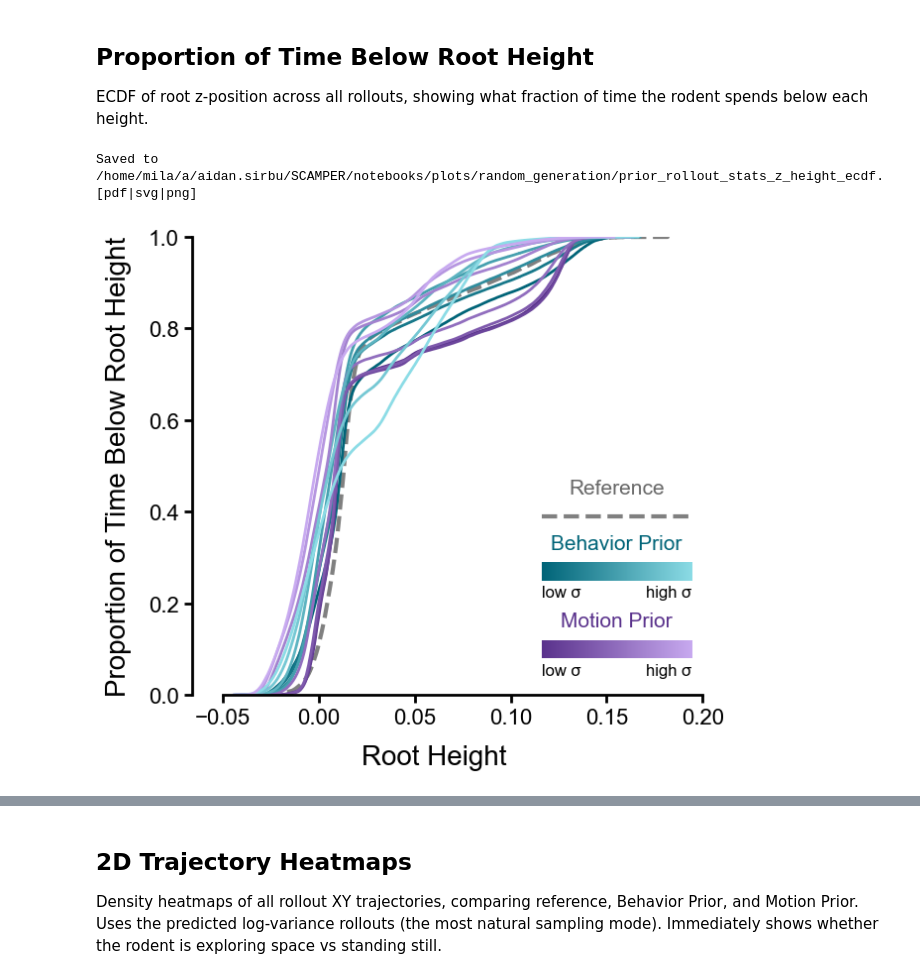
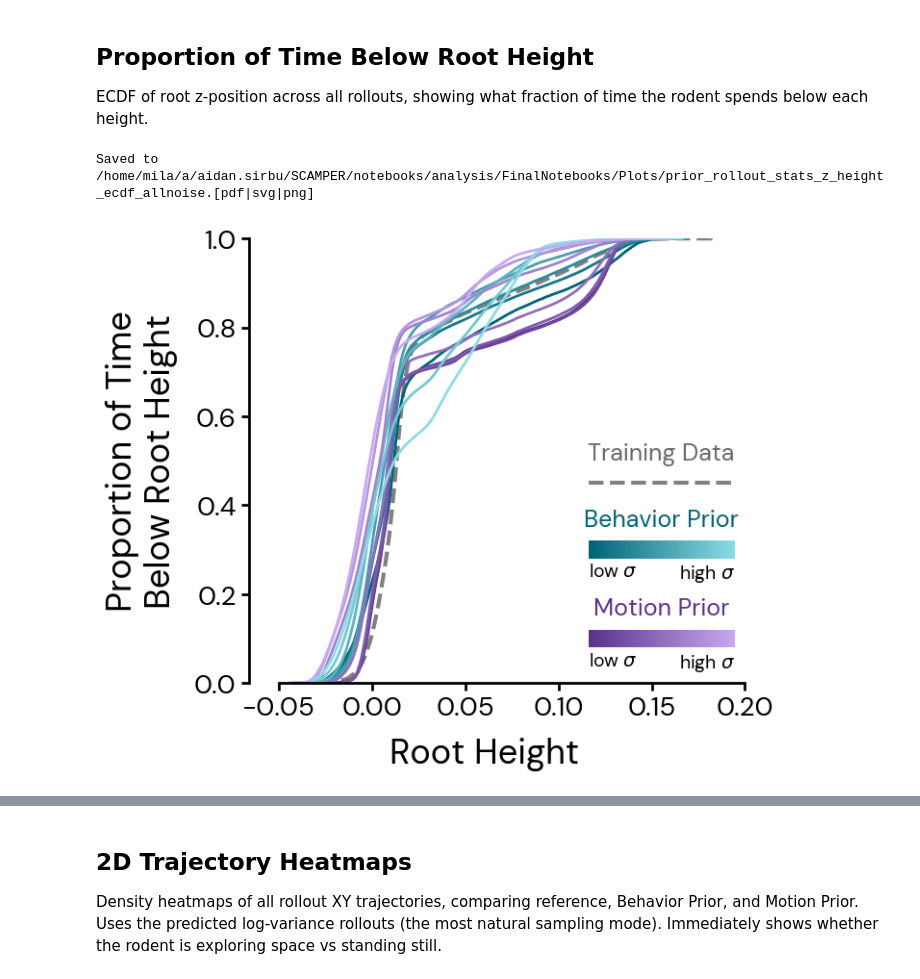
Before and after one commit to asirbu77/SCAMPER, a Jupyter notebook: notebooks/analysis/FinalNotebooks/prior_rollout_stats.ipynb, the cells around one changed output, grey strips where cells are left out. Cells and saved outputs as stored; diff of their text form; code cells hidden in the pictures.

Commit message:
Analysis, noteboooks, and gitignore update

```diff
--- a/notebooks/analysis/FinalNotebooks/prior_rollout_stats.ipynb
+++ b/notebooks/analysis/FinalNotebooks/prior_rollout_stats.ipynb
@@ -14,7 +14,7 @@ import pandas as pd
 import seaborn as sns
 from pathlib import Path
 
-matplotlib.rcParams["font.family"] = "Arial"
+matplotlib.rcParams["font.family"] = "DM Sans"
 # %%
 # ============ CONFIGURATION ============
 # Two H5 files to compare
@@ -25,7 +25,7 @@ LABEL_A = "Behavior Prior"
 LABEL_B = "Motion Prior"
 
 # Save path for figures
-SAVE_DIR = Path("/home/mila/a/aidan.sirbu/SCAMPER/notebooks/plots/random_generation")
+SAVE_DIR = Path("/home/mila/a/aidan.sirbu/SCAMPER/notebooks/analysis/FinalNotebooks/Plots")
 SAVE_NAME = "prior_rollout_stats"
 # %%
 def logvar_to_std(logvar: float) -> float:
@@ -222,18 +227,16 @@ Saved to /home/mila/a/aidan.sirbu/SCAMPER/notebooks/plots/random_generation/prio
 ECDF of root z-position across all rollouts, showing what fraction of time
 the rodent spends below each height.
 # %%
-matplotlib.rcParams["font.family"] = "Arial"
-
 color_a = (0 / 255, 170 / 255, 188 / 255)
 color_b = (148 / 255, 103 / 255, 189 / 255)
 
 fig, ax = plt.subplots(figsize=(7, 6))
 
-# Reference
+# Training Data
 if original_qpos is not None:
     z_ref = original_qpos[:, :, 2].ravel()
     z_ref = z_ref[z_ref >= -0.05]
-    sns.ecdfplot(z_ref, color="gray", linestyle="--", linewidth=3, label="Reference", ax=ax)
+    sns.ecdfplot(z_ref, color="gray", linestyle="--", linewidth=3, label="Training Data", ax=ax)
 
 # Get sorted noise levels for alpha mapping
 noise_levels = sorted(set(
@@ -242,7 +245,7 @@ noise_levels = sorted(set(
     if np.isfinite(parse_dataset_name(name, logvars_a)["sort_key"])
 ))
 
-# Sequential colormaps per method: dark \u2192 light within each hue family
+# Sequential colormaps per method: dark → light within each hue family
 color_a_dark = (0 / 255, 100 / 255, 120 / 255)   # dark teal
 color_a_light = (140 / 255, 220 / 255, 230 / 255) # light cyan
 color_b_dark = (90 / 255, 50 / 255, 140 / 255)    # dark purple
@@ -273,9 +276,9 @@ for noise, frac in zip(noise_levels, fracs):
             sns.ecdfplot(z, color=cmap_b(frac), linewidth=2, ax=ax,
                          label="_nolegend_")
 
-ax.set_xlabel("Root Height", fontsize=20, labelpad=12)
-ax.set_ylabel("Proportion of Time Below Root Height", fontsize=20, labelpad=12)
-ax.tick_params(labelsize=16, width=2, length=6)
+ax.set_xlabel("Root Height", fontsize=26, labelpad=12)
+ax.set_ylabel("Proportion of Time\nBelow Root Height", fontsize=26, labelpad=12)
+ax.tick_params(labelsize=20, width=2, length=6)
 
 
 # Legend: colorbars + labels using ax.text() for stable PDF rendering
@@ -283,8 +286,8 @@ cbar_w = 0.28
 cbar_h = 0.04
 cbar_x = 1.0 - cbar_w - 0.02
 base_y = 0.08
-y_positions = [base_y, base_y + 0.17]  # Motion Prior, Behavior Prior
-ref_offset = 0.12  # smaller gap Reference-Behavior Prior
+y_positions = [base_y, base_y + 0.20]  # Motion Prior, Behavior Prior
+ref_offset = 0.15  # smaller gap Training Data-Behavior Prior
 
 legend_items = [
     (cmap_b, LABEL_B, color_b_dark),
@@ -300,44 +303,44 @@ for i, (cmap, label, title_color) in enumerate(legend_items):
     cbar_ax.set_axis_off()
     # Labels using ax.text (axes coords)
     ax.text(cbar_x + cbar_w / 2, y + cbar_h + 0.02, label,
-            transform=ax.transAxes, fontsize=15, color=title_color,
+            transform=ax.transAxes, fontsize=18, color=title_color,
             ha="center", va="bottom")
-    ax.text(cbar_x, y - 0.01, "low \u03c3",
-            transform=ax.transAxes, fontsize=12, ha="left", va="top")
-    ax.text(cbar_x + cbar_w, y - 0.01, "high \u03c3",
-            transform=ax.transAxes, fontsize=12, ha="right", va="top")
+    ax.text(cbar_x, y - 0.01, r"low $\sigma$",
+            transform=ax.transAxes, fontsize=14, ha="left", va="top")
+    ax.text(cbar_x + cbar_w, y - 0.01, r"high $\sigma$",
+            transform=ax.transAxes, fontsize=14, ha="right", va="top")
 
-# Reference entry
+# Training Data entry
 ref_y = y_positions[1] + ref_offset
 ref_ax = ax.inset_axes([cbar_x, ref_y, cbar_w, cbar_h])
 ref_ax.plot([0, 1], [0.5, 0.5], color="gray", linestyle="--", linewidth=3,
             transform=ref_ax.transAxes, clip_on=False)
 ref_ax.set_axis_off()
-ax.text(cbar_x + cbar_w / 2, ref_y + cbar_h + 0.02, "Reference",
-        transform=ax.transAxes, fontsize=15, color="dimgray",
+ax.text(cbar_x + cbar_w / 2, ref_y + cbar_h + 0.02, "Training Data",
+        transform=ax.transAxes, fontsize=18, color="dimgray",
         ha="center", va="bottom")
 
 ax.set_xlim(-0.08, 0.20)
 ax.set_xticks([-0.05, 0.0, 0.05, 0.10, 0.15, 0.20])
 
 sns.despine(ax=ax)
 ax.spines["left"].set_position(("axes", 0.05))
 ax.spines["bottom"].set_bounds(-0.05, 0.20)
 ax.spines["left"].set_bounds(0.0, 1.0)
 
 for spine in ["left", "bottom"]:
     ax.spines[spine].set_linewidth(2)
 
 
 # Save figures
 SAVE_DIR.mkdir(parents=True, exist_ok=True)
-z_save = f"{SAVE_NAME}_z_height_ecdf"
+z_save = f"{SAVE_NAME}_z_height_ecdf_allnoise"
 for ext in ["pdf", "svg", "png"]:
     fig.savefig(SAVE_DIR / f"{z_save}.{ext}", bbox_inches="tight")
 print(f"Saved to {SAVE_DIR / z_save}.[pdf|svg|png]")
 
 plt.show()
 # %% [output]
-Saved to /home/mila/a/aidan.sirbu/SCAMPER/notebooks/plots/random_generation/prior_rollout_stats_z_height_ecdf.[pdf|svg|png]
+Saved to /home/mila/a/aidan.sirbu/SCAMPER/notebooks/analysis/FinalNotebooks/Plots/prior_rollout_stats_z_height_ecdf_allnoise.[pdf|svg|png]
-[figure, old version]
+[figure, new version]
 # %%
```
Also changed, not shown: parts of 6 cells of this notebook, 12 other files.
